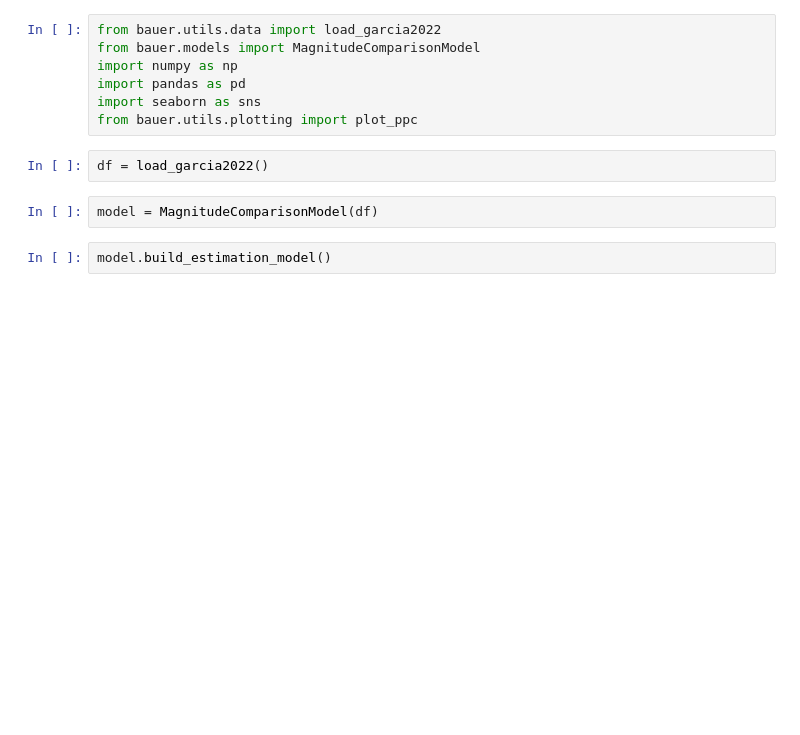
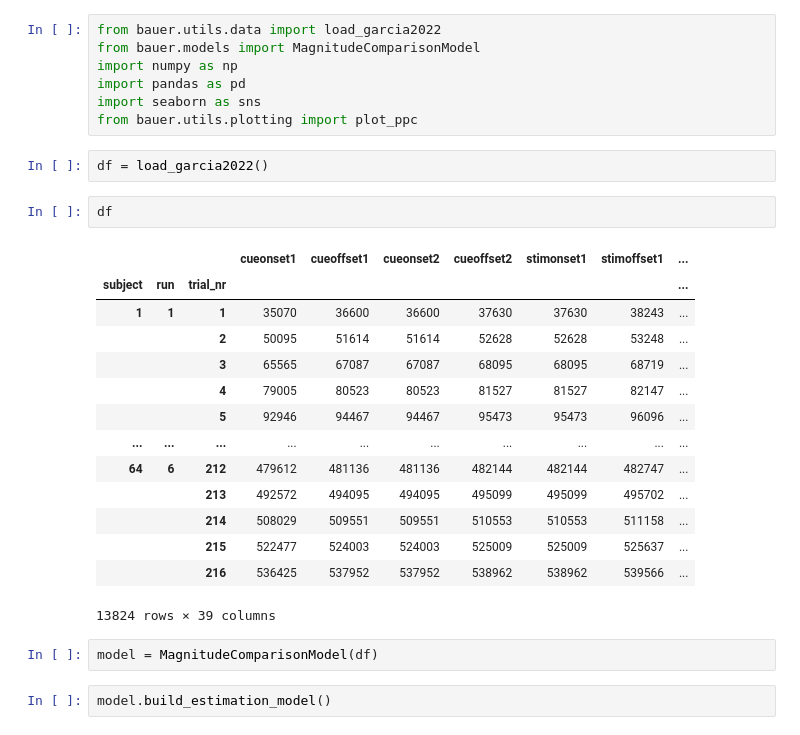
Before and after one commit to ruffgroup/bauer, a Jupyter notebook: notebooks/analyze_garcia2022.ipynb, the cells around one changed output. Saved outputs shown, nothing was run; the diff lists cells and outputs as text; blank space fills up the shorter version.

```diff
--- a/notebooks/analyze_garcia2022.ipynb
+++ b/notebooks/analyze_garcia2022.ipynb
@@ -7,6 +7,23 @@ import seaborn as sns
 from bauer.utils.plotting import plot_ppc
 # %%
 df = load_garcia2022()
+# %%
+df
+# %% [output]
+|  |  |  | cueonset1 | cueoffset1 | cueonset2 | cueoffset2 | stimonset1 | stimoffset1 | ... |
+| subject | run | trial_nr |  |  |  |  |  |  | ... |
+| 1 | 1 | 1 | 35070 | 36600 | 36600 | 37630 | 37630 | 38243 | ... |
+|  |  | 2 | 50095 | 51614 | 51614 | 52628 | 52628 | 53248 | ... |
+|  |  | 3 | 65565 | 67087 | 67087 | 68095 | 68095 | 68719 | ... |
+|  |  | 4 | 79005 | 80523 | 80523 | 81527 | 81527 | 82147 | ... |
+|  |  | 5 | 92946 | 94467 | 94467 | 95473 | 95473 | 96096 | ... |
+| ... | ... | ... | ... | ... | ... | ... | ... | ... | ... |
+| 64 | 6 | 212 | 479612 | 481136 | 481136 | 482144 | 482144 | 482747 | ... |
+|  |  | 213 | 492572 | 494095 | 494095 | 495099 | 495099 | 495702 | ... |
+|  |  | 214 | 508029 | 509551 | 509551 | 510553 | 510553 | 511158 | ... |
+|  |  | 215 | 522477 | 524003 | 524003 | 525009 | 525009 | 525637 | ... |
+|  |  | 216 | 536425 | 537952 | 537952 | 538962 | 538962 | 539566 | ... |
+13824 rows × 39 columns
 # %%
 model = MagnitudeComparisonModel(df)
 # %%
```
Also changed, not shown: parts of 14 cells of this notebook, 8 other files.
